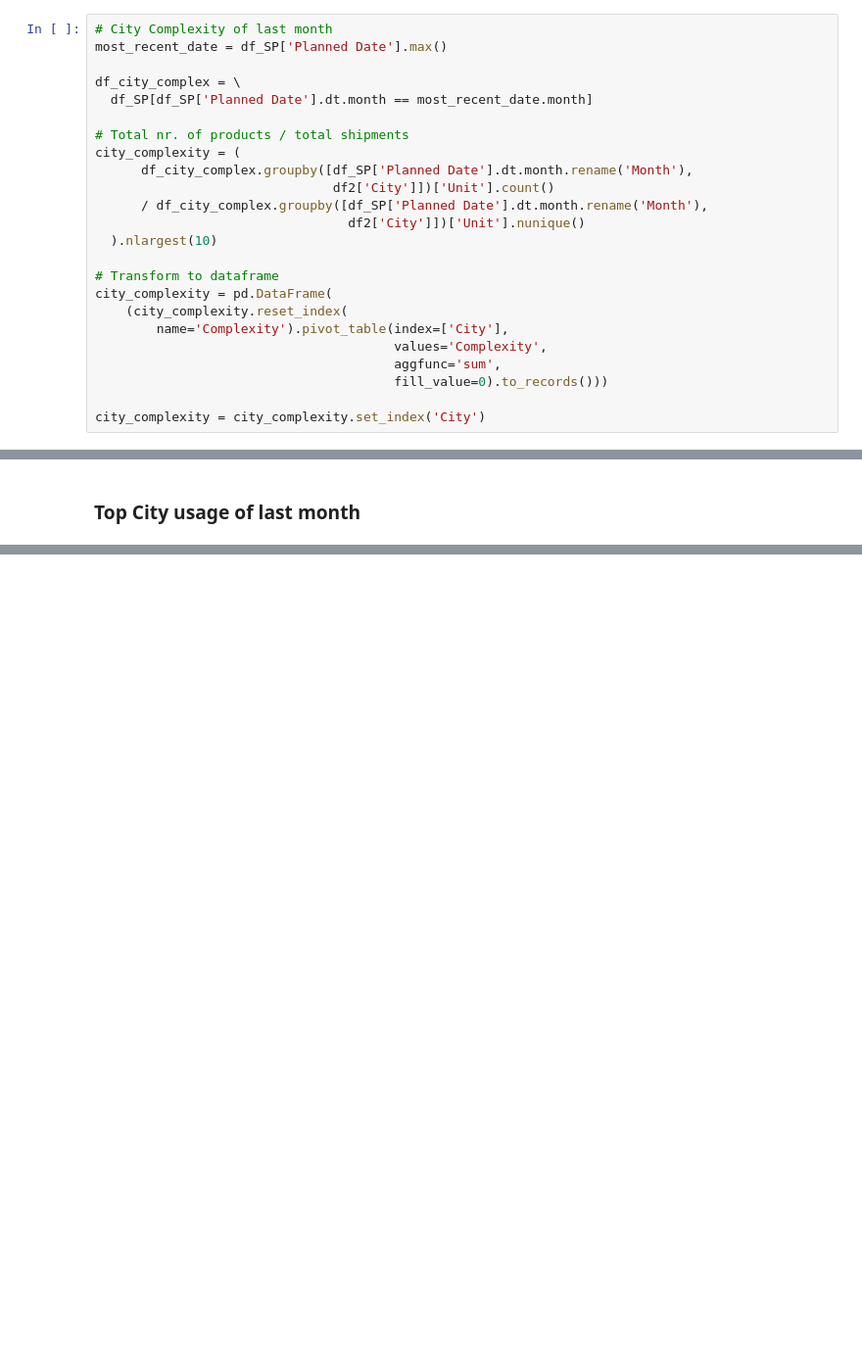
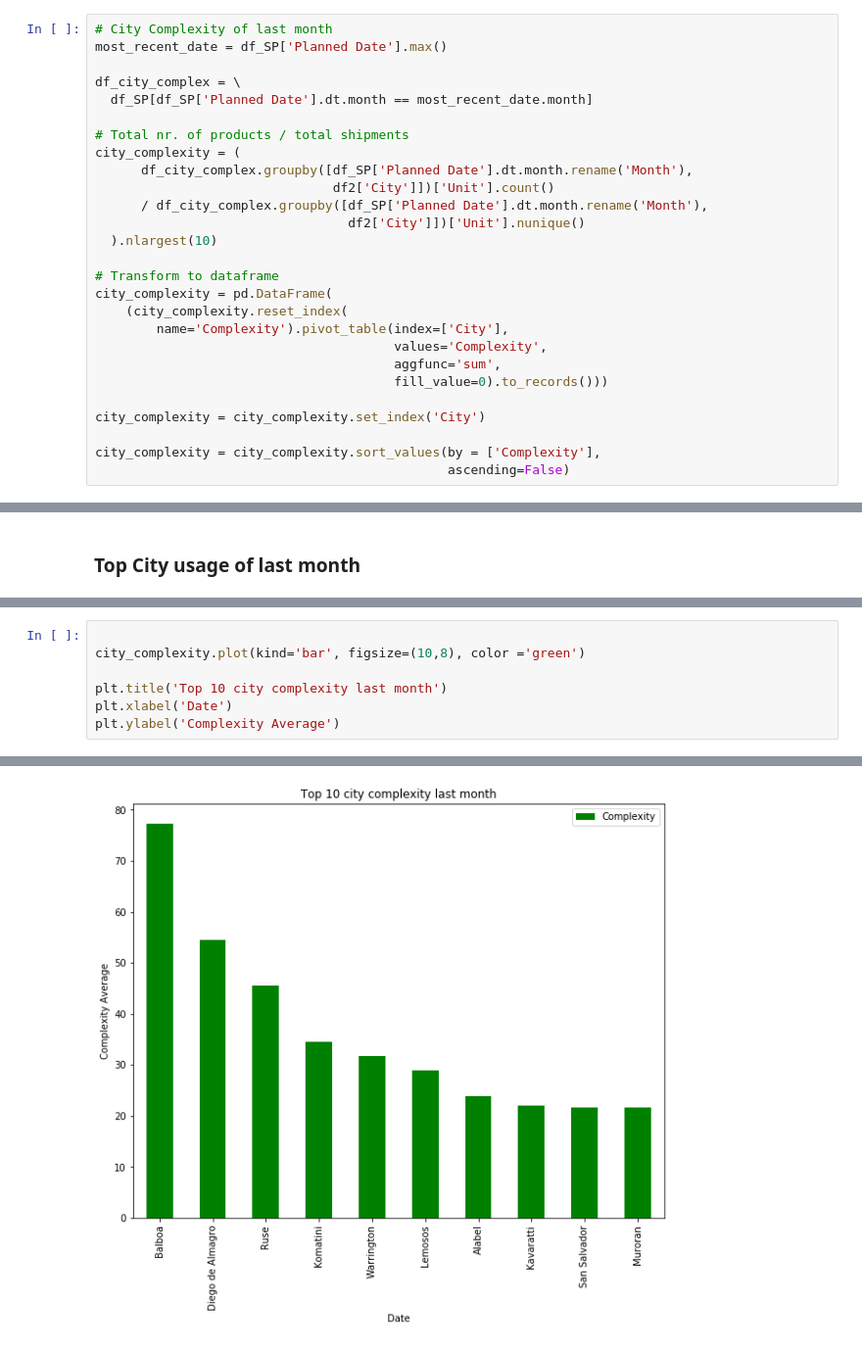
Before and after one commit to JoseNunes24/ExpeditionAnalysis, a Jupyter notebook: Expedition_Analysis.ipynb, the cells around one changed output, grey strips where cells are left out. Shown: that part at 98% size. Saved outputs shown, nothing was run; the diff lists cells and outputs as text; blank space fills up the shorter version.

```diff
--- a/Expedition_Analysis.ipynb
+++ b/Expedition_Analysis.ipynb
@@ -329,5 +327,8 @@ city_complexity = pd.DataFrame(
                                        fill_value=0).to_records()))
 
 city_complexity = city_complexity.set_index('City')
+
+city_complexity = city_complexity.sort_values(by = ['Complexity'],
+                                              ascending=False)
 # %%
 # Transform complexity GroupBy Object to dataframe
@@ -426,0 +424,8 @@ plt.xlabel
+# %%
+
+city_complexity.plot(kind='bar', figsize=(10,8), color ='green')
+
+plt.title('Top 10 city complexity last month')
+plt.xlabel('Date')
+plt.ylabel('Complexity Average')
+# %% [output]
@@ -427,3 +433,4 @@ plt.xlabel
+[figure, added]
 # %%
 '''df2.to_csv('data.csv')
 files.download("data.csv")'''
```
Also changed, not shown: parts of 15 cells of this notebook.
